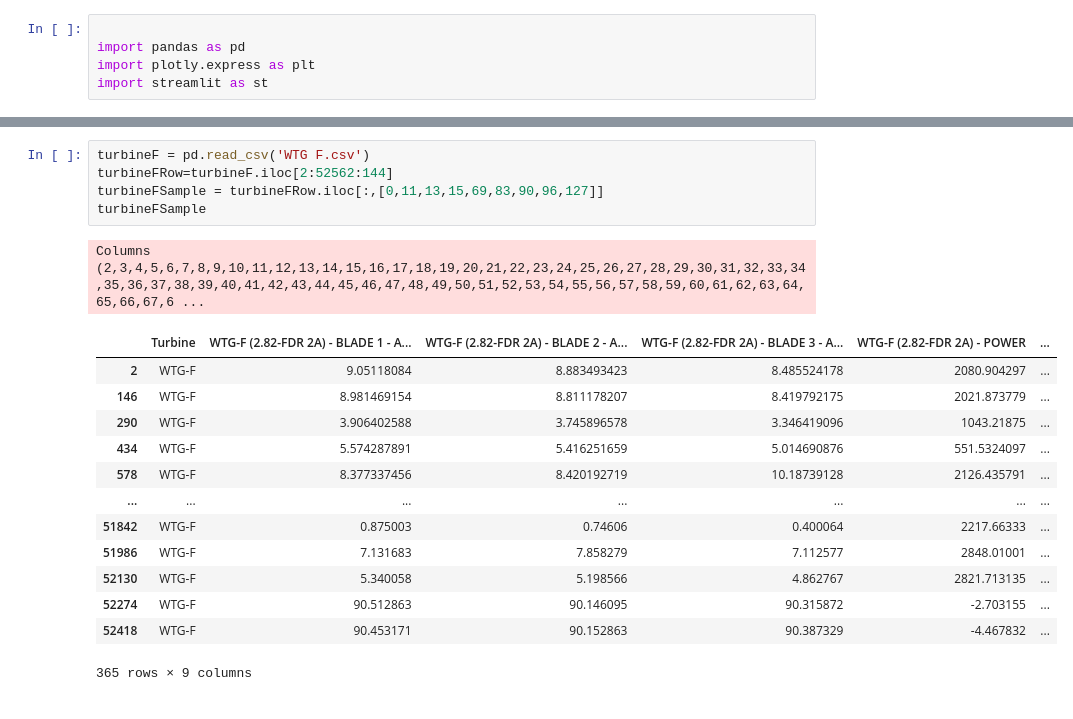
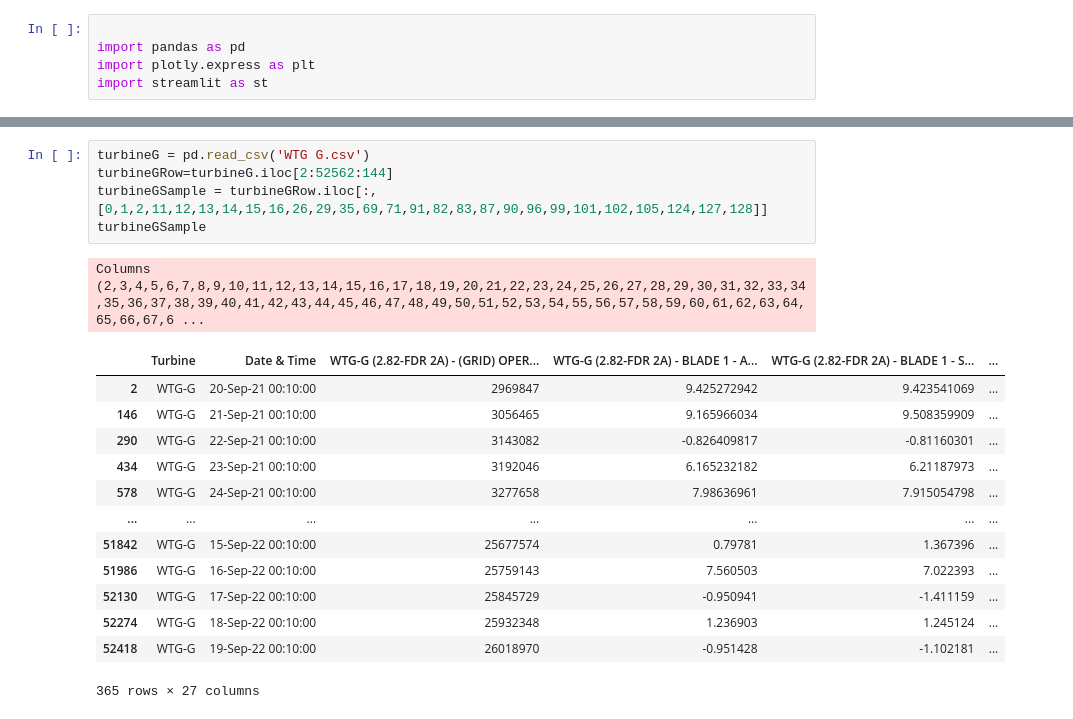
Before and after one commit to SuvanD0/Hack2022, a Jupyter notebook: dataproess.ipynb, the cells around one changed output, grey strips where cells are left out. Saved outputs shown, nothing was run; the diff lists cells and outputs as text.

```diff
--- a/dataproess.ipynb
+++ b/dataproess.ipynb
@@ -118,21 +109,21 @@ Columns (2,3,4,5,6,7,8,9,10,11,12,13,14,15,16,17,18,19,20,21,22,23,24,25,26,27,2
 # %%
-turbineF = pd.read_csv('WTG F.csv')
-turbineFRow=turbineF.iloc[2:52562:144]
-turbineFSample = turbineFRow.iloc[:,[0,11,13,15,69,83,90,96,127]]
-turbineFSample
+turbineG = pd.read_csv('WTG G.csv')
+turbineGRow=turbineG.iloc[2:52562:144]
+turbineGSample = turbineGRow.iloc[:,[0,1,2,11,12,13,14,15,16,26,29,35,69,71,91,82,83,87,90,96,99,101,102,105,124,127,128]]
+turbineGSample
 # %% [output]
 Columns (2,3,4,5,6,7,8,9,10,11,12,13,14,15,16,17,18,19,20,21,22,23,24,25,26,27,28,29,30,31,32,33,34,35,36,37,38,39,40,41,42,43,44,45,46,47,48,49,50,51,52,53,54,55,56,57,58,59,60,61,62,63,64,65,66,67,6 ...
-|  | Turbine | WTG-F (2.82-FDR 2A) - BLADE 1 - A... | WTG-F (2.82-FDR 2A) - BLADE 2 - A... | WTG-F (2.82-FDR 2A) - BLADE 3 - A... | WTG-F (2.82-FDR 2A) - POWER | ... |
-| 2 | WTG-F | 9.05118084 | 8.883493423 | 8.485524178 | 2080.904297 | ... |
-| 146 | WTG-F | 8.981469154 | 8.811178207 | 8.419792175 | 2021.873779 | ... |
-| 290 | WTG-F | 3.906402588 | 3.745896578 | 3.346419096 | 1043.21875 | ... |
-| 434 | WTG-F | 5.574287891 | 5.416251659 | 5.014690876 | 551.5324097 | ... |
-| 578 | WTG-F | 8.377337456 | 8.420192719 | 10.18739128 | 2126.435791 | ... |
+|  | Turbine | Date & Time | WTG-G (2.82-FDR 2A) - (GRID) OPER... | WTG-G (2.82-FDR 2A) - BLADE 1 - A... | WTG-G (2.82-FDR 2A) - BLADE 1 - S... | ... |
+| 2 | WTG-G | 20-Sep-21 00:10:00 | 2969847 | 9.425272942 | 9.423541069 | ... |
+| 146 | WTG-G | 21-Sep-21 00:10:00 | 3056465 | 9.165966034 | 9.508359909 | ... |
+| 290 | WTG-G | 22-Sep-21 00:10:00 | 3143082 | -0.826409817 | -0.81160301 | ... |
+| 434 | WTG-G | 23-Sep-21 00:10:00 | 3192046 | 6.165232182 | 6.21187973 | ... |
+| 578 | WTG-G | 24-Sep-21 00:10:00 | 3277658 | 7.98636961 | 7.915054798 | ... |
 | ... | ... | ... | ... | ... | ... | ... |
-| 51842 | WTG-F | 0.875003 | 0.74606 | 0.400064 | 2217.66333 | ... |
-| 51986 | WTG-F | 7.131683 | 7.858279 | 7.112577 | 2848.01001 | ... |
-| 52130 | WTG-F | 5.340058 | 5.198566 | 4.862767 | 2821.713135 | ... |
-| 52274 | WTG-F | 90.512863 | 90.146095 | 90.315872 | -2.703155 | ... |
-| 52418 | WTG-F | 90.453171 | 90.152863 | 90.387329 | -4.467832 | ... |
+| 51842 | WTG-G | 15-Sep-22 00:10:00 | 25677574 | 0.79781 | 1.367396 | ... |
+| 51986 | WTG-G | 16-Sep-22 00:10:00 | 25759143 | 7.560503 | 7.022393 | ... |
+| 52130 | WTG-G | 17-Sep-22 00:10:00 | 25845729 | -0.950941 | -1.411159 | ... |
+| 52274 | WTG-G | 18-Sep-22 00:10:00 | 25932348 | 1.236903 | 1.245124 | ... |
+| 52418 | WTG-G | 19-Sep-22 00:10:00 | 26018970 | -0.951428 | -1.102181 | ... |
-365 rows × 9 columns
+365 rows × 27 columns
 # %%
```
Also changed, not shown: parts of 16 cells of this notebook, 16 other files.
